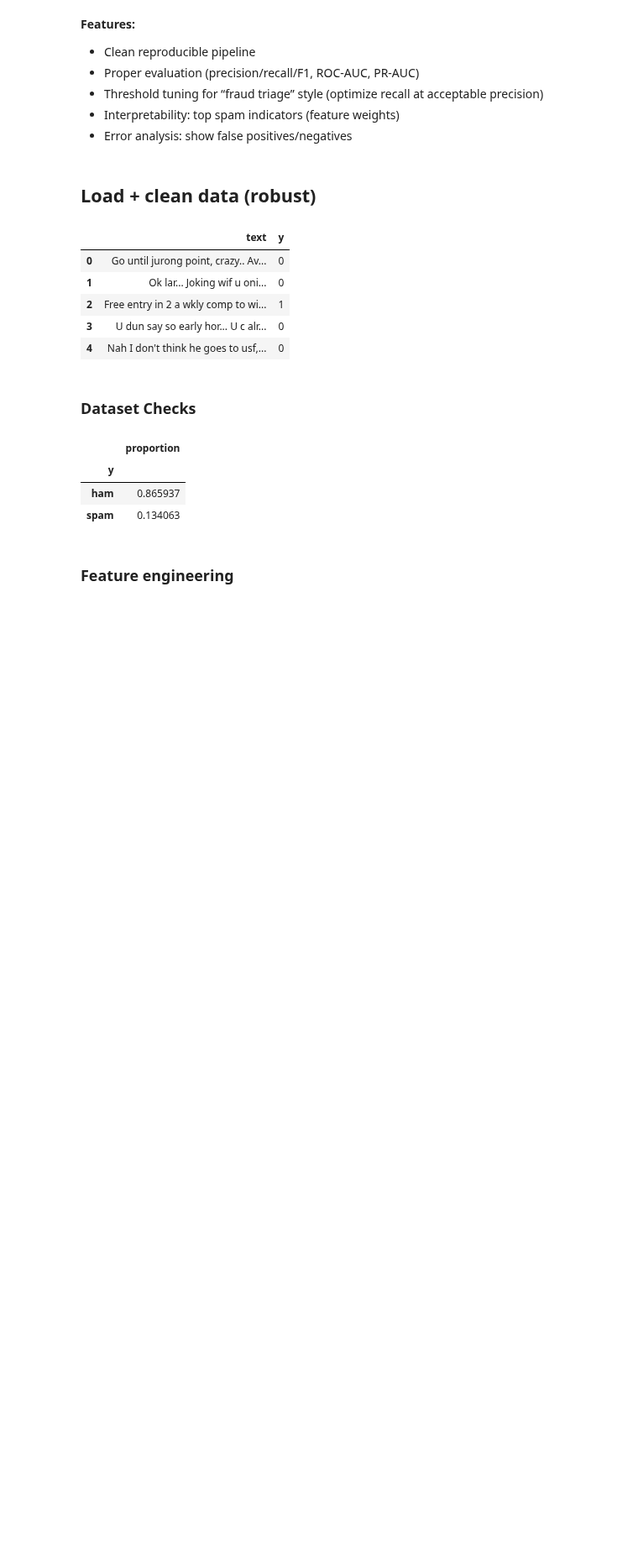
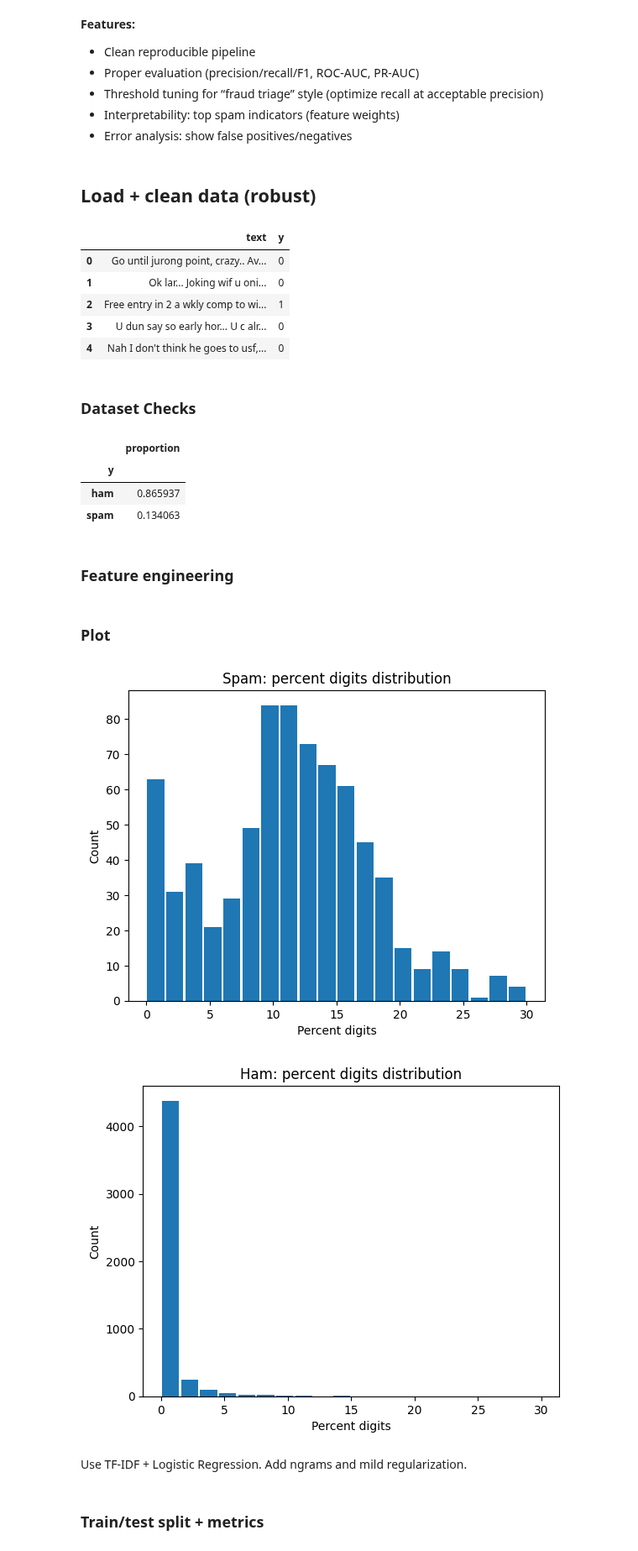
Before and after one commit to AjBorbzz/DataScience_AI_ML, a Jupyter notebook: introduction/cybersecurity_ml/email_fraud_and_spam.ipynb, the cells around one changed output. Shown at 84% size. Drawn from its saved outputs; the diff is of its cells as text; code cells hidden in the pictures; blank space fills up the shorter version.

```diff
--- a/introduction/cybersecurity_ml/email_fraud_and_spam.ipynb
+++ b/introduction/cybersecurity_ml/email_fraud_and_spam.ipynb
@@ -89,3 +89,25 @@ def make_numeric_features(text_series: pd.Series) -> pd.DataFrame:
 numeric_transformer = Pipeline(steps=[
     ("feats", FunctionTransformer(lambda X: make_numeric_features(X["text"]), validate=False)),
 ])
+# %% [markdown]
+### Plot
+# %%
+tmp = make_numeric_features(df["text"])
+tmp["y"] = df["y"].values
+
+plt.hist(tmp[tmp["y"] == 1]["pct_digits"], bins=20, range=(0, 30), rwidth=0.9)
+plt.xlabel("Percent digits")
+plt.ylabel("Count")
+plt.title("Spam: percent digits distribution")
+plt.show()
+
+plt.hist(tmp[tmp["y"] == 0]["pct_digits"], bins=20, range=(0, 30), rwidth=0.9)
+plt.xlabel("Percent digits")
+plt.ylabel("Count")
+plt.title("Ham: percent digits distribution")
+plt.show()
+# %% [output]
+[figure, added]
+[figure, added]
+# %% [markdown]
+Use TF-IDF + Logistic Regression. Add ngrams and mild regularization.
@@ -91,0 +141,2 @@ numeric_transformer = Pipeline(steps=[
+# %% [markdown]
+### Train/test split + metrics
```
Also changed, not shown: parts of 8 cells of this notebook.
